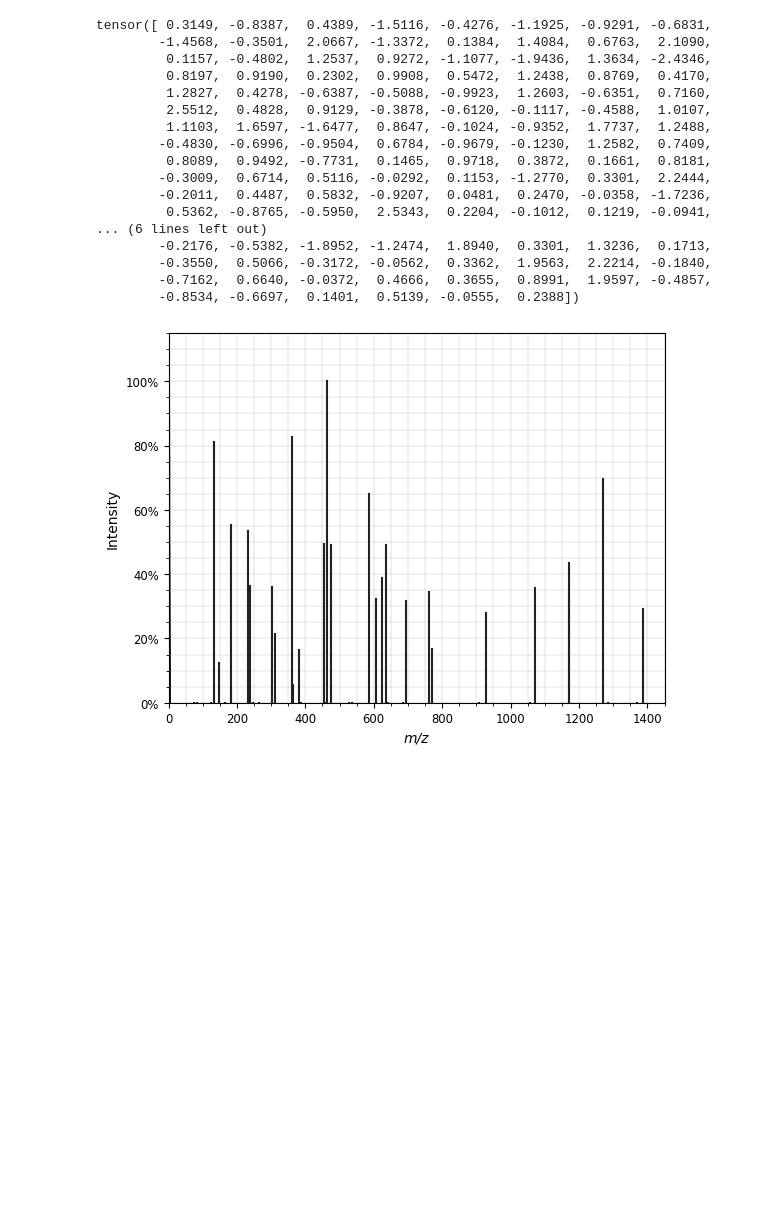
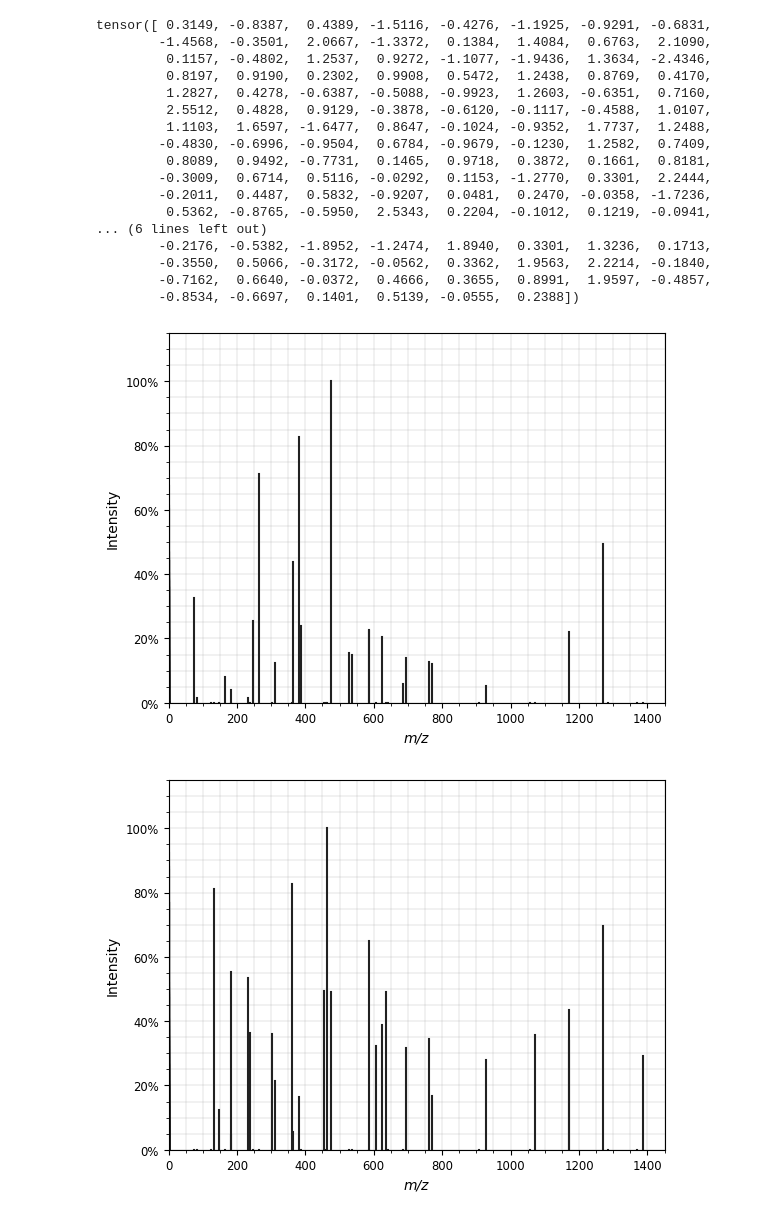
Before and after one commit to snozywolf59/ms2-signal-modelling-by-fm, a Jupyter notebook: run_real_data/notebooks/draw_intensity.ipynb, the cells around one changed output. Saved outputs shown, nothing was run; the diff lists cells and outputs as text; code cells hidden in the pictures; blank space fills up the shorter version.

```diff
--- a/run_real_data/notebooks/draw_intensity.ipynb
+++ b/run_real_data/notebooks/draw_intensity.ipynb
@@ -94,6 +98,12 @@ tensor([ 0.3149, -0.8387,  0.4389, -1.5116, -0.4276, -1.1925, -0.9291, -0.6831,
         -0.3550,  0.5066, -0.3172, -0.0562,  0.3362,  1.9563,  2.2214, -0.1840,
         -0.7162,  0.6640, -0.0372,  0.4666,  0.3655,  0.8991,  1.9597, -0.4857,
         -0.8534, -0.6697,  0.1401,  0.5139, -0.0555,  0.2388])
+# %%
+noise = torch.randn(174)
+# %%
+plot_intensity_spectrum(get_peptide_seq(seqs[7]), charges[7], noise)
+# %% [output]
+[figure, added]
 # %%
 plot_intensity_spectrum(get_peptide_seq(seqs[index]), charges[index], noise[0])
 # %% [output]
```
Also changed, not shown: parts of 2 cells of this notebook, 2 other files.
